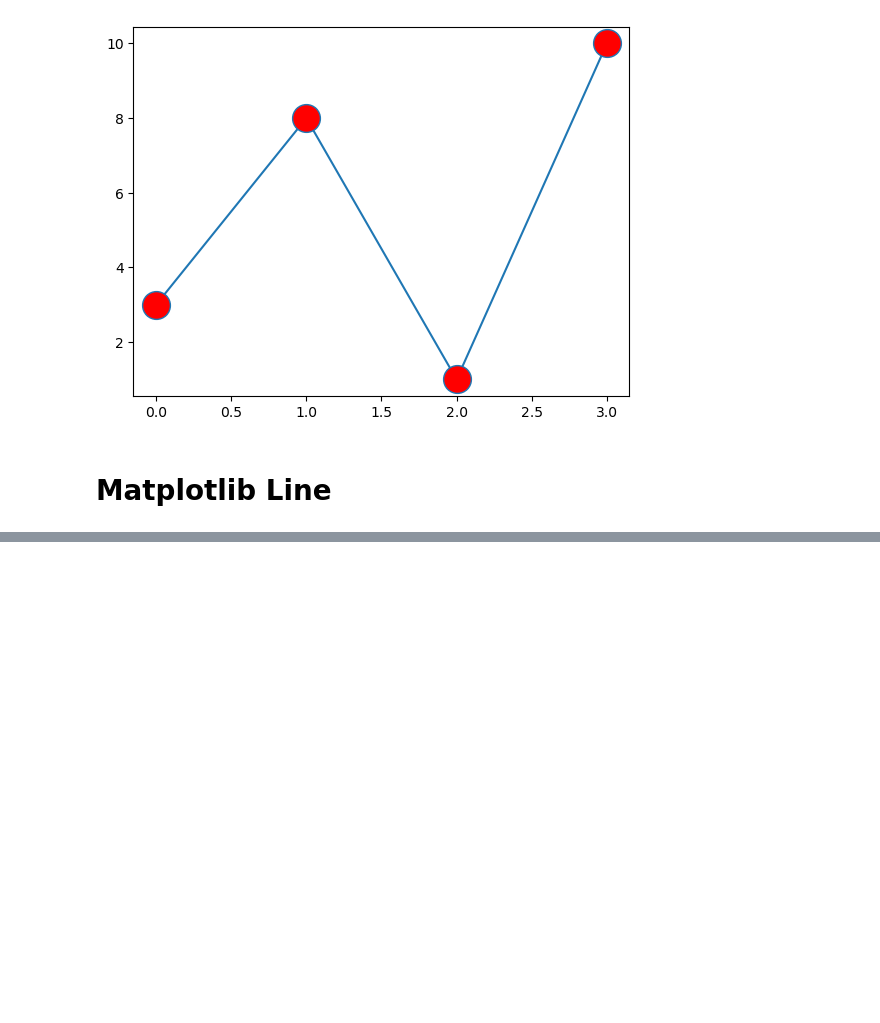
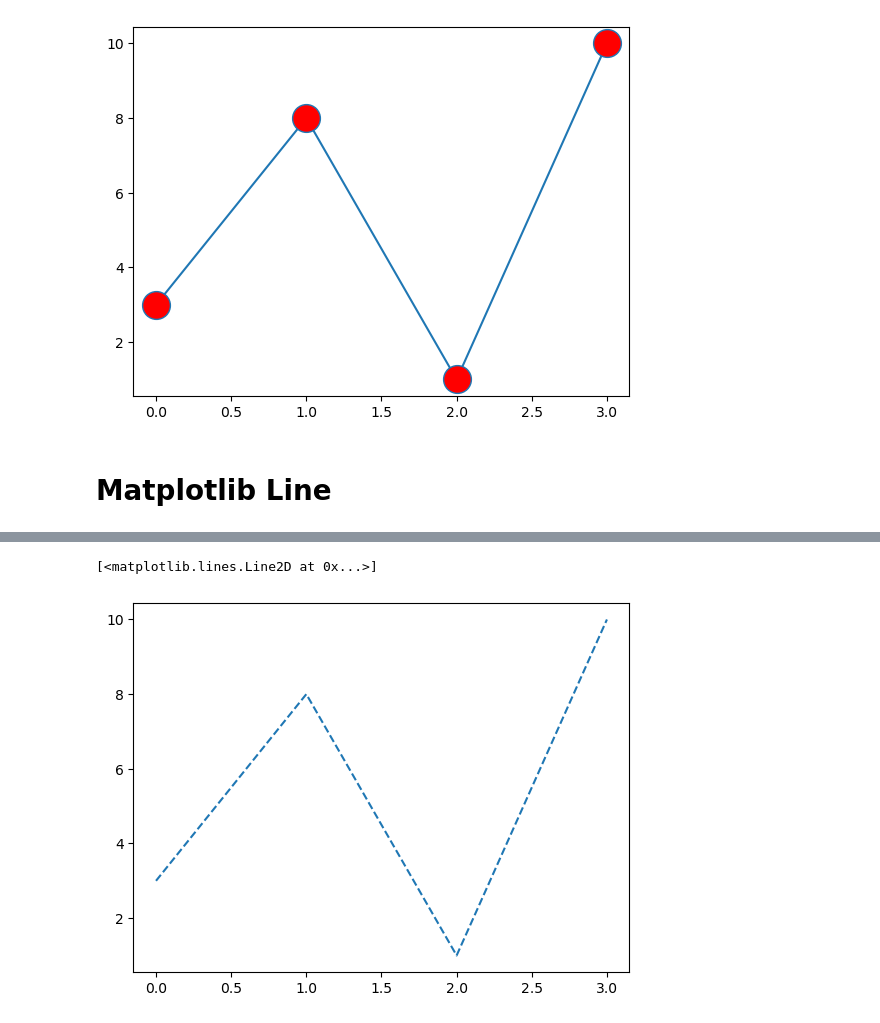
Before and after one commit to XiaomingLiGit/Descriptive-Statistics, a Jupyter notebook: w4/class 7.ipynb, the cells around one changed output, grey strips where cells are left out. Saved outputs shown, nothing was run; the diff lists cells and outputs as text; code cells hidden in the pictures; blank space fills up the shorter version.

```diff
--- a/w4/class 7.ipynb
+++ b/w4/class 7.ipynb
@@ -114,0 +131,5 @@ plt.show()
+# %%
+plt.plot(ypoints, linestyle = 'dashed')
+# %% [output]
+[<matplotlib.lines.Line2D at 0x...>]
+[figure, added]
```
Also changed, not shown: parts of 8 cells of this notebook.
